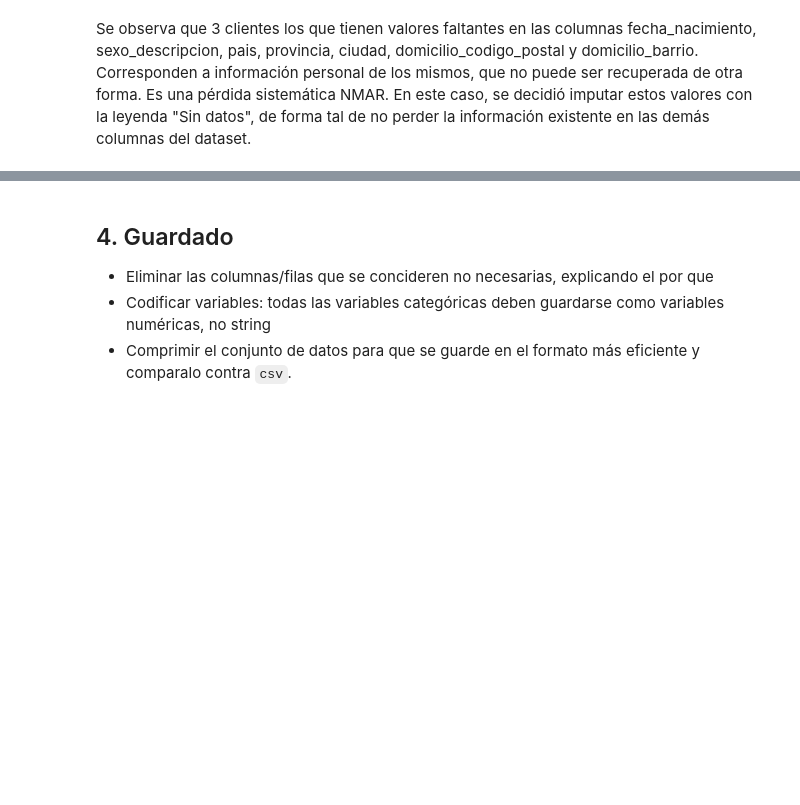
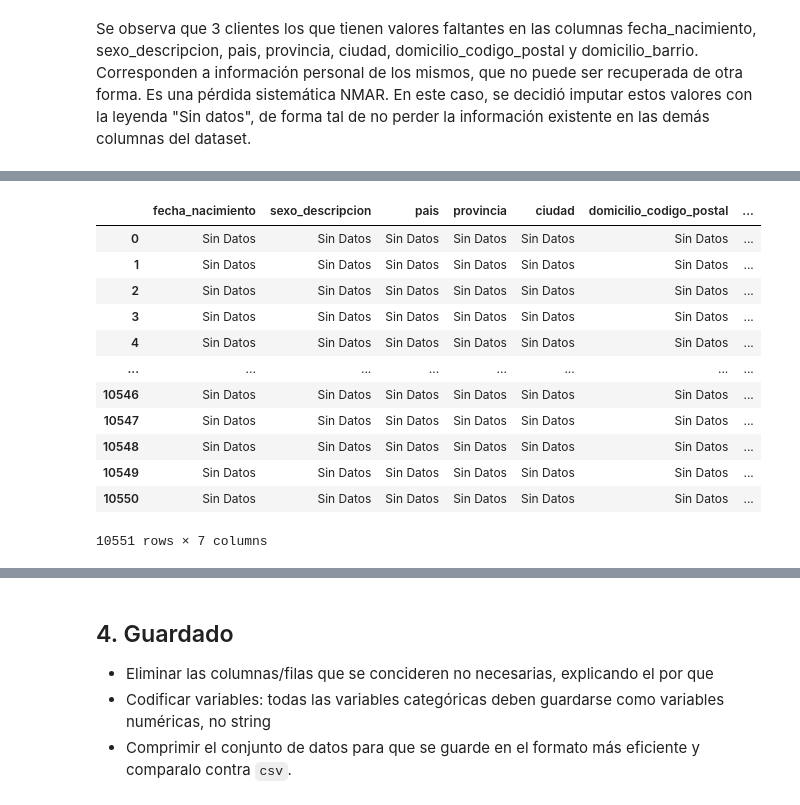
Before and after one commit to JIBarrionuevoGaltier/DiploDatos_2021_Mentoria_Grupo_2, a Jupyter notebook: notebooks_tp2/Trabajo Práctico 2.ipynb, the cells around one changed output, grey strips where cells are left out. Saved outputs shown, nothing was run; the diff lists cells and outputs as text; code cells hidden in the pictures; blank space fills up the shorter version.

```diff
--- a/notebooks_tp2/Trabajo Práctico 2.ipynb
+++ b/notebooks_tp2/Trabajo Práctico 2.ipynb
@@ -469,0 +516,7 @@ En este caso, se decidió imputar estos valores con la leyenda "Sin datos", de f
+# %%
+indices= df_imputed.index.to_list()
+# %%
+df_drop = df_drop.fillna(value=np.nan)
+column = ['fecha_nacimiento','sexo_descripcion','pais','provincia','ciudad','domicilio_codigo_postal','domicilio_barrio']
+df_drop_a = pd.DataFrame(const_imputer.fit_transform(df_drop.iloc[indices,:][column]), columns = column)
+df_drop_a.isna().sum()
@@ -469,0 +532,16 @@ En este caso, se decidió imputar estos valores con la leyenda "Sin datos", de f
+# %%
+pd.DataFrame(const_imputer.fit_transform(df_drop.iloc[indices,:][column]) , columns = column )
+# %% [output]
+|  | fecha_nacimiento | sexo_descripcion | pais | provincia | ciudad | domicilio_codigo_postal | ... |
+| 0 | Sin Datos | Sin Datos | Sin Datos | Sin Datos | Sin Datos | Sin Datos | ... |
+| 1 | Sin Datos | Sin Datos | Sin Datos | Sin Datos | Sin Datos | Sin Datos | ... |
+| 2 | Sin Datos | Sin Datos | Sin Datos | Sin Datos | Sin Datos | Sin Datos | ... |
+| 3 | Sin Datos | Sin Datos | Sin Datos | Sin Datos | Sin Datos | Sin Datos | ... |
+| 4 | Sin Datos | Sin Datos | Sin Datos | Sin Datos | Sin Datos | Sin Datos | ... |
+| ... | ... | ... | ... | ... | ... | ... | ... |
+| 10546 | Sin Datos | Sin Datos | Sin Datos | Sin Datos | Sin Datos | Sin Datos | ... |
+| 10547 | Sin Datos | Sin Datos | Sin Datos | Sin Datos | Sin Datos | Sin Datos | ... |
+| 10548 | Sin Datos | Sin Datos | Sin Datos | Sin Datos | Sin Datos | Sin Datos | ... |
+| 10549 | Sin Datos | Sin Datos | Sin Datos | Sin Datos | Sin Datos | Sin Datos | ... |
+| 10550 | Sin Datos | Sin Datos | Sin Datos | Sin Datos | Sin Datos | Sin Datos | ... |
+10551 rows × 7 columns
```
Also changed, not shown: parts of 13 cells of this notebook.
